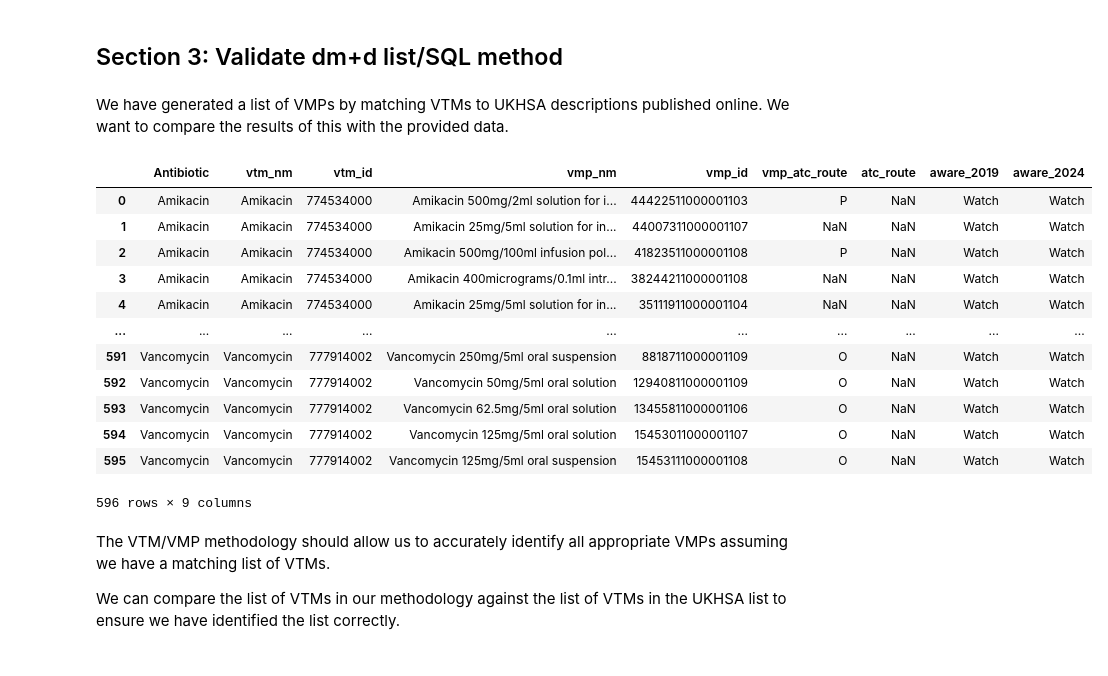
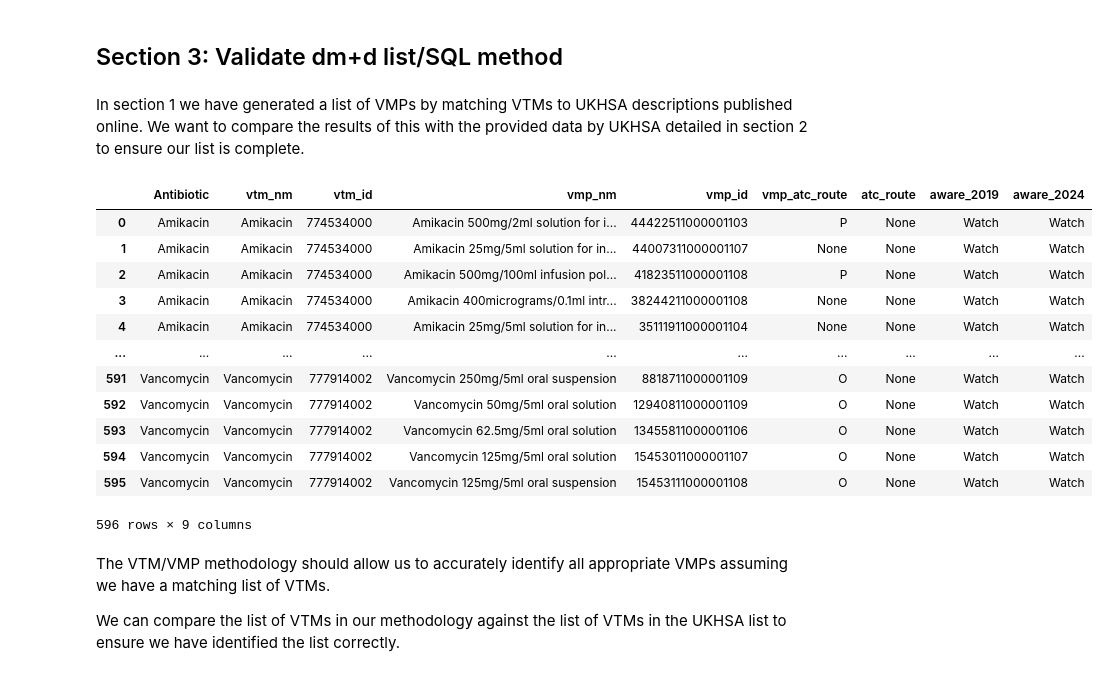
Before and after one commit to chrisjwood16/AWaRe_to_dmd, a Jupyter notebook: notebooks/AWaRe_Main_Mapping_Updated.ipynb, the cells around one changed output. Saved outputs shown, nothing was run; the diff lists cells and outputs as text; code cells hidden in the pictures.

```diff
--- a/notebooks/AWaRe_Main_Mapping_Updated.ipynb
+++ b/notebooks/AWaRe_Main_Mapping_Updated.ipynb
@@ -718,7 +728,10 @@ with pd.option_context('display.max_rows', None):
 | 397 | Nitrofurantoin | Nitrofurantoin | 776927008 | Nitrofurantoin 13.5mg/5ml oral so... | 12864011000001106 | O | None | Access | Access |
 | 398 | Nitrofurantoin | Nitrofurantoin | 776927008 | Nitrofurantoin 13mg/5ml oral susp... | 12864311000001109 | O | None | Access | Access |
 # %%
-vmps_matched.to_csv('data/vtm_method.csv', index=False)
+csv_path = os.path.join('data', 's1_3_vtm_method.csv')
+vmps_matched.to_csv(csv_path, index=False)
+
+vtm_method_vmps = vmps_matched
 # %% [markdown]
 <a id='s2'></a>
 ## Section 2: Processing and Comparing AWaRe Excel Data
@@ -984,23 +1012,23 @@ Looking at the rows we can see oral tobramycin has been excluded as there is no
 <a id='s3'></a>
 ## Section 3: Validate dm+d list/SQL method
 # %% [markdown]
-We have generated a list of VMPs by matching VTMs to UKHSA descriptions published online. We want to compare the results of this with the provided data.
+In section 1 we have generated a list of VMPs by matching VTMs to UKHSA descriptions published online. We want to compare the results of this with the provided data by UKHSA detailed in section 2 to ensure our list is complete.
 # %%
-vtm_method = pd.read_csv("vtm_method.csv", dtype={'vmp_id': 'string', 'vtm_id': 'string'})
+vtm_method = vtm_method_vmps
 vtm_method
 # %% [output]
 |  | Antibiotic | vtm_nm | vtm_id | vmp_nm | vmp_id | vmp_atc_route | atc_route | aware_2019 | aware_2024 |
-| 0 | Amikacin | Amikacin | 774534000 | Amikacin 500mg/2ml solution for i... | 44422511000001103 | P | NaN | Watch | Watch |
-| 1 | Amikacin | Amikacin | 774534000 | Amikacin 25mg/5ml solution for in... | 44007311000001107 | NaN | NaN | Watch | Watch |
-| 2 | Amikacin | Amikacin | 774534000 | Amikacin 500mg/100ml infusion pol... | 41823511000001108 | P | NaN | Watch | Watch |
-| 3 | Amikacin | Amikacin | 774534000 | Amikacin 400micrograms/0.1ml intr... | 38244211000001108 | NaN | NaN | Watch | Watch |
-| 4 | Amikacin | Amikacin | 774534000 | Amikacin 25mg/5ml solution for in... | 35111911000001104 | NaN | NaN | Watch | Watch |
+| 0 | Amikacin | Amikacin | 774534000 | Amikacin 500mg/2ml solution for i... | 44422511000001103 | P | None | Watch | Watch |
+| 1 | Amikacin | Amikacin | 774534000 | Amikacin 25mg/5ml solution for in... | 44007311000001107 | None | None | Watch | Watch |
+| 2 | Amikacin | Amikacin | 774534000 | Amikacin 500mg/100ml infusion pol... | 41823511000001108 | P | None | Watch | Watch |
+| 3 | Amikacin | Amikacin | 774534000 | Amikacin 400micrograms/0.1ml intr... | 38244211000001108 | None | None | Watch | Watch |
+| 4 | Amikacin | Amikacin | 774534000 | Amikacin 25mg/5ml solution for in... | 35111911000001104 | None | None | Watch | Watch |
 | ... | ... | ... | ... | ... | ... | ... | ... | ... | ... |
-| 591 | Vancomycin | Vancomycin | 777914002 | Vancomycin 250mg/5ml oral suspension | 8818711000001109 | O | NaN | Watch | Watch |
-| 592 | Vancomycin | Vancomycin | 777914002 | Vancomycin 50mg/5ml oral solution | 12940811000001109 | O | NaN | Watch | Watch |
-| 593 | Vancomycin | Vancomycin | 777914002 | Vancomycin 62.5mg/5ml oral solution | 13455811000001106 | O | NaN | Watch | Watch |
-| 594 | Vancomycin | Vancomycin | 777914002 | Vancomycin 125mg/5ml oral solution | 15453011000001107 | O | NaN | Watch | Watch |
-| 595 | Vancomycin | Vancomycin | 777914002 | Vancomycin 125mg/5ml oral suspension | 15453111000001108 | O | NaN | Watch | Watch |
+| 591 | Vancomycin | Vancomycin | 777914002 | Vancomycin 250mg/5ml oral suspension | 8818711000001109 | O | None | Watch | Watch |
+| 592 | Vancomycin | Vancomycin | 777914002 | Vancomycin 50mg/5ml oral solution | 12940811000001109 | O | None | Watch | Watch |
+| 593 | Vancomycin | Vancomycin | 777914002 | Vancomycin 62.5mg/5ml oral solution | 13455811000001106 | O | None | Watch | Watch |
+| 594 | Vancomycin | Vancomycin | 777914002 | Vancomycin 125mg/5ml oral solution | 15453011000001107 | O | None | Watch | Watch |
+| 595 | Vancomycin | Vancomycin | 777914002 | Vancomycin 125mg/5ml oral suspension | 15453111000001108 | O | None | Watch | Watch |
 596 rows × 9 columns
 # %% [markdown]
 The VTM/VMP methodology should allow us to accurately identify all appropriate VMPs assuming we have a matching list of VTMs.
```
Also changed, not shown: parts of 38 cells of this notebook, 8 other files.
